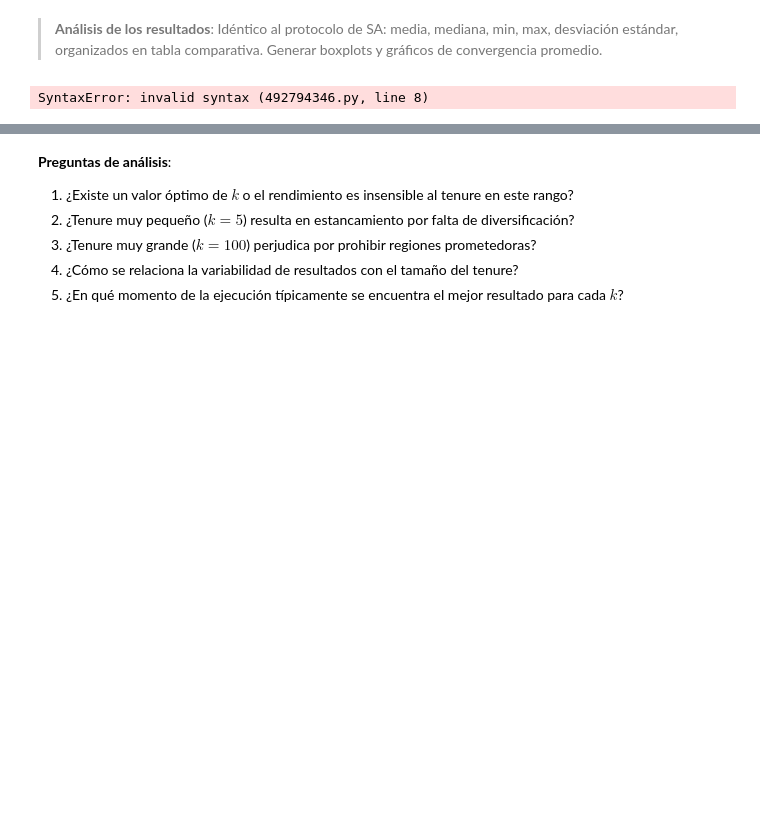
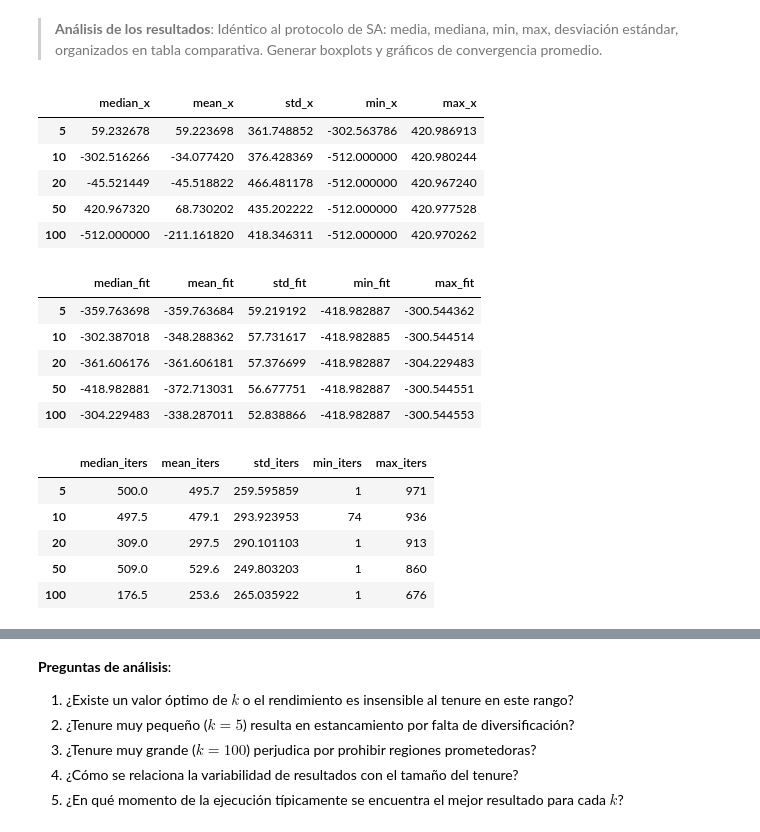
Before and after one commit to jjuradok/metaheuristicas-2026, a Jupyter notebook: tp2/sec2_tabu_search.ipynb, the cells around one changed output, grey strips where cells are left out. Cells and saved outputs as stored; diff of their text form; code cells hidden in the pictures; blank space fills up the shorter version.

Commit message:
casi finalizacion tabu_search

```diff
--- a/tp2/sec2_tabu_search.ipynb
+++ b/tp2/sec2_tabu_search.ipynb
@@ -249,6 +266,22 @@ $$
 \text{Generación de vecinos:} & \quad x_i = x + \mathcal{N}(0, \sigma^2), \quad i=1,\ldots,20, \quad \sigma = 50
 \end{aligned}
 $$
+# %%
+def results_to_df(results, param_name, indexs):
+    columns = [f"median_{param_name}", f"mean_{param_name}", f"std_{param_name}", f"min_{param_name}", f"max_{param_name}"]
+
+    df = pd.DataFrame(
+        data = {
+            columns[0]: [np.median(results[index][f"best_{param_name}"]) for index in indexs],
+            columns[1]: [np.mean(results[index][f"best_{param_name}"]) for index in indexs],
+            columns[2]: [np.std(results[index][f"best_{param_name}"]) for index in indexs],
+            columns[3]: [np.min(results[index][f"best_{param_name}"]) for index in indexs],
+            columns[4]: [np.max(results[index][f"best_{param_name}"]) for index in indexs],
+
+        },
+        index = indexs
+    )
+    return df
 # %%
 k_s = [5,10,20,50,100]
 N_max = 1000
@@ -258,7 +291,7 @@ upper_limit_x = 512
 
 sigma = 50
 
-n= 10
+n_repeat= 10
 
 results_exp1 = {}
 
@@ -266,7 +299,9 @@ for k in k_s:
     best_xs = []
     best_ys = []
     best_is = []
-    for _ in range(n):
+    best_total_ngh = []
+    best_prob_tabu_accept = []
+    for _ in range(n_repeat):
         start_point = [np.random.uniform(inner_limit_x, upper_limit_x)]
         opt = tabu_search(f_1, start_point, inner_limit_x, upper_limit_x,cant_n,k,sigma)
 
@@ -274,13 +309,19 @@ for k in k_s:
         best_xs.append(best_x)
         best_ys.append(best_fit)
         best_is.append(opt.best_iteration)
+        best_total_ngh.append(opt.total_neighbors_evaluated)
+        best_prob_tabu_accept.append(opt.prop_tabu)
 
     curr_dict = {
         "best_x": best_xs,
         "best_fit": best_ys,
-        "best_iters": best_is
+        "best_iters": best_is,
+        "best_total_nghb_evaluated": best_total_ngh,
+        "best_props_to_tabu": best_prob_tabu_accept
+
     }
     results_exp1[k] = curr_dict
 
+
 results_exp1
 # %% [output]
@@ -316,5 +386,25 @@ results_exp1
 # %% [markdown]
 > **Análisis de los resultados**: Idéntico al protocolo de SA: media, mediana, min, max, desviación estándar, organizados en tabla comparativa. Generar boxplots y gráficos de convergencia promedio.
 # %%
+display(results_to_df(results_exp1,"x", k_s))
+display(results_to_df(results_exp1,"fit", k_s))
+display(results_to_df(results_exp1,"iters", k_s))
 # %% [output]
-SyntaxError: invalid syntax (492794346.py, line 8)
+|  | median_x | mean_x | std_x | min_x | max_x |
+| 5 | 59.232678 | 59.223698 | 361.748852 | -302.563786 | 420.986913 |
+| 10 | -302.516266 | -34.077420 | 376.428369 | -512.000000 | 420.980244 |
+| 20 | -45.521449 | -45.518822 | 466.481178 | -512.000000 | 420.967240 |
+| 50 | 420.967320 | 68.730202 | 435.202222 | -512.000000 | 420.977528 |
+| 100 | -512.000000 | -211.161820 | 418.346311 | -512.000000 | 420.970262 |
+|  | median_fit | mean_fit | std_fit | min_fit | max_fit |
+| 5 | -359.763698 | -359.763684 | 59.219192 | -418.982887 | -300.544362 |
+| 10 | -302.387018 | -348.288362 | 57.731617 | -418.982885 | -300.544514 |
+| 20 | -361.606176 | -361.606181 | 57.376699 | -418.982887 | -304.229483 |
+| 50 | -418.982881 | -372.713031 | 56.677751 | -418.982887 | -300.544551 |
+| 100 | -304.229483 | -338.287011 | 52.838866 | -418.982887 | -300.544553 |
+|  | median_iters | mean_iters | std_iters | min_iters | max_iters |
+| 5 | 500.0 | 495.7 | 259.595859 | 1 | 971 |
+| 10 | 497.5 | 479.1 | 293.923953 | 74 | 936 |
+| 20 | 309.0 | 297.5 | 290.101103 | 1 | 913 |
+| 50 | 509.0 | 529.6 | 249.803203 | 1 | 860 |
+| 100 | 176.5 | 253.6 | 265.035922 | 1 | 676 |
```
Also changed, not shown: parts of 20 cells of this notebook.
